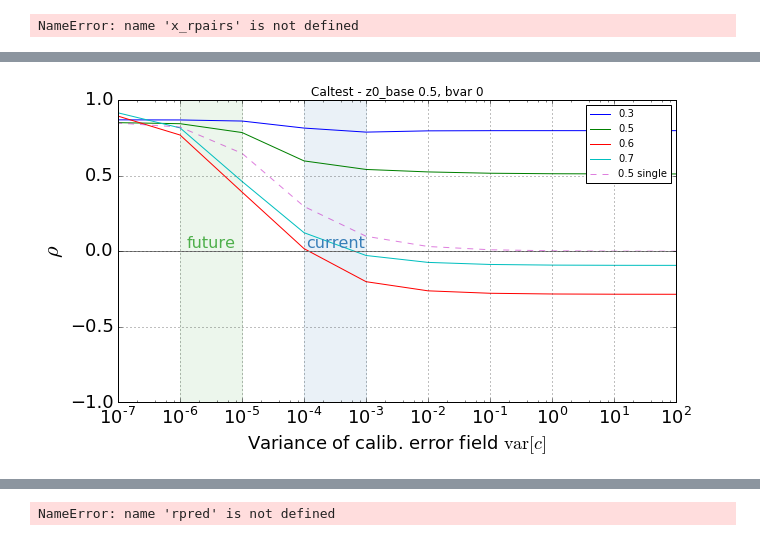
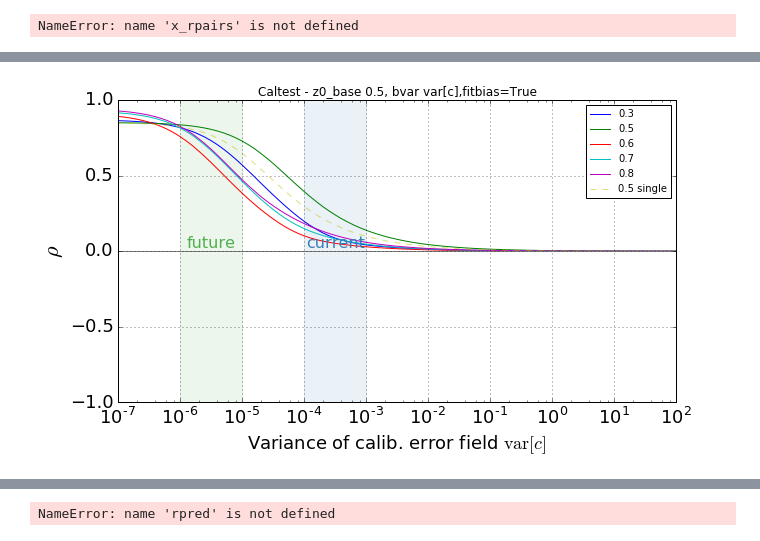
Before and after one commit to jessmuir/isw_reconstr, a Jupyter notebook: NW Multi.ipynb, the cells around one changed output, grey strips where cells are left out. Drawn from its saved outputs; the diff is of its cells as text; code cells hidden in the pictures.

```diff
--- a/NW Multi.ipynb
+++ b/NW Multi.ipynb
@@ -453,7 +417,7 @@ def getShapeStr(lmin,lmax,width,shape='g'):
 
 def m_caltest_get_rhoexp(z0_base=0.7,z0_sup=0.7,basevar=0,varlist=[1.e-4],lmax=30,lmin=1,shape='g',width=10.,
                          overwrite=False,doplot=True,saverho=True,varname='rho',filetag='',reclmin=1,
-                         plotdir='output/m_caltest_plots/',nolmintag=False,dofidrec=True,nbar='default',outtag=''):
+                         plotdir='output/m_caltest_plots/',nolmintag=False,dofidrec=True,nbar='default',outtag='',fitbias=True):
     """give z0_base and z0_sup, where the latter is the map to add to the first to see improvement and which gets the list of calib variances in varlist applied.
     basevar defines a calib error to apply to the basemap.
     Set z0_base = 0 to do recon with just one map"""
@@ -534,7 +498,7 @@ def m_caltest_get_rhoexp(z0_base=0.7,z0_sup=0.7,basevar=0,varlist=[1.e-4],lmax=3
         #for each variance, get calib error Cl
             #(note, this is an inefficient way to do this, since mm_base will be same everytime)
         for (mm_base, mm_sup) in zip(mapmods_base, mapmods_sup): #add calib errors according to (map, var[c]) for each base and sup maps
-            print 'INRHOEXP---modding Cl---',mm_sup
+#             print 'INRHOEXP---modding Cl---',mm_sup
             clmod=gmc.apply_additive_caliberror_tocl(fidcl,[mm_base, mm_sup])
             clmodlist.append(clmod)
 #             print 'clmod basebn autopower l=0,5:  {0}, {1}'.format(clmod.get_cl_from_pair(basebins[0],basebins[0],0),clmod.get_cl_from_pair(basebins[0],basebins[0],5))
@@ -543,10 +507,10 @@ def m_caltest_get_rhoexp(z0_base=0.7,z0_sup=0.7,basevar=0,varlist=[1.e-4],lmax=3
 #         print 'mm_base,mm_sup[:5]=',zip(mapmods_base[:5], mapmods_sup[:5])
     else: #only single map, so only considering z0_sup map in recon
         for mm_sup in mapmods_sup: #add calib errors according to (map, var[c]) for sup maps
-            print 'INRHOEXP---modding Cl---',mm_sup
+#             print 'INRHOEXP---modding Cl---',mm_sup
             clmod=gmc.apply_additive_caliberror_tocl(fidcl,[mm_sup])
-            print 'clmod supbin autopower l=0,4:  {0}, {1}'.format(clmod.get_cl_from_pair(supbin,supbin,0),clmod.get_cl_from_pair(supbin,supbin,4))
-            print 'clmod ISW-supbin crosspower [l=4]:  {0}'.format(clmod.get_cl_from_pair(fidbins[0].tag,supbin,4),)
+#             print 'clmod supbin autopower l=0,4:  {0}, {1}'.format(clmod.get_cl_from_pair(supbin,supbin,0),clmod.get_cl_from_pair(supbin,supbin,4))
+#             print 'clmod ISW-supbin crosspower [l=4]:  {0}'.format(clmod.get_cl_from_pair(fidbins[0].tag,supbin,4),)
             clmodlist.append(clmod) #<------ Clmod still good with autopowers, etc. Error must creep in later.
 #         print 'mm_sup[::10]=',mapmods_sup[:10]
 #     clbase=gmc.apply_additive_caliberror_tocl(fidcl,[mapmod_base]) #add calib errors to base LSS map
@@ -563,8 +527,8 @@ def m_caltest_get_rhoexp(z0_base=0.7,z0_sup=0.7,basevar=0,varlist=[1.e-4],lmax=3
     Nrec=len(varlist)
     rhoarray=np.zeros(Nrec)
     for r in xrange(Nrec):
-        print '--ON VAR=',varlist[r],'---------'
-        rhoarray[r]=au.compute_rho_fromcl(clmodlist[r],recdat,reccldat=fidcl,varname=varname)
+#         print '\n--ON VAR=',varlist[r],'---------'
+        rhoarray[r]=au.compute_rho_fromcl(clmodlist[r],recdat,reccldat=fidcl,varname=varname,fitbias=fitbias)
 #         print 'fidcl tags:',fidcl.bintaglist
     #if save, write to file
     if saverho:
@@ -750,13 +752,14 @@ Reading C_l file: output/mCal04_fidz0_bv0/Cl_output/Cl_depthtest.dat
 # %%
 z0_base=0.5
-basevar=0
+
 z0_sup = 0.8
 nbar='default'
-z0list_toplot=[.3,.5,.6,.7]#[.3,.4,.5,.6,.7,.8,.9]
+z0list_toplot=[.3,.5,.6,.7,.8]#[.3,.4,.5,.6,.7,.8,.9]
 outtag='mCal05_fidz0_bv0'
 varname = 'rho'
 #what points to plot
-varlist=list(runeuc.caltest_get_logspaced_varlist(minvar=1.e-8,maxvar=100,Nperlog=1))
+varlist=list(runeuc.caltest_get_logspaced_varlist(minvar=1.e-8,maxvar=100,Nperlog=10))
+basevar=varlist
 
 # rhoexplist_indiv_sup = runeuc.caltest_get_rhoexp(z0=z0_sup,varlist=varlist,lmax=lmaxcal,lmin=lmincal,shape=shape,width=width,
 #                                                  overwrite=False,doplot=False,saverho=False,varname=varname,reclmin=reclmin)
@@ -771,7 +774,7 @@ varlist=list(runeuc.caltest_get_logspaced_varlist(minvar=1.e-8,maxvar=100,Nperlo
 print '\n----SINGLE, vary z0_base by var[c]'
 rhoexplist_indiv_base = m_caltest_get_rhoexp(z0_base=False, z0_sup=z0_base, basevar=False,varlist=varlist,lmax=lmaxcal,lmin=lmincal,
                                 shape=shape,width=width,overwrite=True,doplot=False,saverho=False,varname=varname,
-                                reclmin=reclmin,outtag=outtag)
+                                reclmin=reclmin,outtag=outtag, fitbias=False)
 # sexplist_indiv_base = m_caltest_get_rhoexp(z0_base=False, z0_sup=z0_base, basevar=False,varlist=varlist,lmax=lmaxcal,lmin=lmincal,
 #                                 shape=shape,width=width,overwrite=True,doplot=False,saverho=False,varname='s',
 #                                 reclmin=reclmin,outtag=outtag)
@@ -788,7 +791,7 @@ rhoexplist_indiv_base = m_caltest_get_rhoexp(z0_base=False, z0_sup=z0_base, base
 print '\n ------ add varying supmap to base map with constant basevar'
 rhoexplist=m_caltest_get_rhoexp(z0_base=z0_base,z0_sup=z0_sup,basevar=basevar,varlist=varlist,lmax=lmaxcal,lmin=lmincal,
                                 shape=shape,width=width,overwrite=True,doplot=False,saverho=False,varname=varname,
-                                reclmin=reclmin,outtag=outtag)
+                                reclmin=reclmin,outtag=outtag, fitbias=False)
 
 # #set basevar = var[c] as well, so both maps same variance
 # rhoexplist2=m_caltest_get_rhoexp(z0_base=z0_base,z0_sup=z0_sup,basevar=varlist,varlist=varlist,lmax=lmaxcal,lmin=lmincal,
@@ -803,47 +806,48 @@ rhoexplist=m_caltest_get_rhoexp(z0_base=z0_base,z0_sup=z0_sup,basevar=basevar,va
 
 #do plotting!
 #assuming last entry in varlist, rhoarray is fiducial (var=0)
-fig, ax1 = calplotsetup()
+for fitbias in [True, False]:
+    fig, ax1 = calplotsetup()
 
-#theory line
-# ax1.plot(varlist[:-1],rhoexplist[:-1],'--',label='Base+Sup')#linelabel,color=colorlist[1])
-# ax1.plot(varlist[:-1],rhoexplist2[:-1],'--',label='Base+Sup, vary Basevar')#linelabel,color=colorlist[1])
-# ax1.plot(varlist[:-1],rhoexplist[:-1],'--',label='Base+Sup')#linelabel,color=colorlist[1])
-# ax1.plot(varlist[:-1],rhoexplist2[:-1],'--',label='Base+Sup, vary Basevar')#linelabel,color=colorlist[1])
+    #theory line
+    # ax1.plot(varlist[:-1],rhoexplist[:-1],'--',label='Base+Sup')#linelabel,color=colorlist[1])
+    # ax1.plot(varlist[:-1],rhoexplist2[:-1],'--',label='Base+Sup, vary Basevar')#linelabel,color=colorlist[1])
+    # ax1.plot(varlist[:-1],rhoexplist[:-1],'--',label='Base+Sup')#linelabel,color=colorlist[1])
+    # ax1.plot(varlist[:-1],rhoexplist2[:-1],'--',label='Base+Sup, vary Basevar')#linelabel,color=colorlist[1])
 
-print '\n----- double z0 vs var[c]'
-for z0 in z0list_toplot:
-    rhoexp_temp = m_caltest_get_rhoexp(z0_base=z0_base, z0_sup=z0, basevar=basevar,varlist=varlist,lmax=lmaxcal,lmin=lmincal,
-                                shape=shape,width=width,overwrite=True,doplot=False,saverho=False,varname=varname,
-                                reclmin=reclmin,outtag=outtag)
-    ax1.plot(varlist[:-1],rhoexp_temp[:-1],'-',label='{0}'.format(z0))
+    print '\n----- double z0 vs var[c]'
+    for z0 in z0list_toplot:
+        rhoexp_temp = m_caltest_get_rhoexp(z0_base=z0_base, z0_sup=z0, basevar=basevar,varlist=varlist,lmax=lmaxcal,lmin=lmincal,
+                                    shape=shape,width=width,overwrite=True,doplot=False,saverho=False,varname=varname,
+                                    reclmin=reclmin,outtag=outtag,fitbias=fitbias)
+        ax1.plot(varlist[:-1],rhoexp_temp[:-1],'-',label='{0}'.format(z0))
 
 
-#single z0 vs var[c]
-# for z0 in z0list_toplot:
-#     rhoexp_temp = m_caltest_get_rhoexp(z0_base=False, z0_sup=z0, basevar=False,varlist=varlist,lmax=lmaxcal,lmin=lmincal,
-#                                 shape=shape,width=width,overwrite=True,doplot=False,saverho=False,varname=varname,
-#                                 reclmin=reclmin,outtag=outtag)
-        #ax1.plot(varlist[:-1],rhoexp_temp[:-1],'-',label='{0} single'.format(z0))
+    #single z0 vs var[c]
+    # for z0 in z0list_toplot:
+    #     rhoexp_temp = m_caltest_get_rhoexp(z0_base=False, z0_sup=z0, basevar=False,varlist=varlist,lmax=lmaxcal,lmin=lmincal,
+    #                                 shape=shape,width=width,overwrite=True,doplot=False,saverho=False,varname=varname,
+    #                                 reclmin=reclmin,outtag=outtag)
+            #ax1.plot(varlist[:-1],rhoexp_temp[:-1],'-',label='{0} single'.format(z0))
 
 
 
-# ax1.plot(varlist[:-1],rhoexplist_indiv_sup[:-1],'--',label='{0} single'.format(z0_sup,))#,color=colorlist[0])
-# ax1.plot(varlist[:-1],[rhoexplist[-1]]*len(varlist[:-1]),'--',label='Sup_fid',color=colorlist[0])
-# ax1.plot(varlist[:-1],rhoexplist_2sup[:-1],'--',label='{0}_dubs'.format(z0_sup,),alpha=.5)#,color=colorlist[0])
+    # ax1.plot(varlist[:-1],rhoexplist_indiv_sup[:-1],'--',label='{0} single'.format(z0_sup,))#,color=colorlist[0])
+    # ax1.plot(varlist[:-1],[rhoexplist[-1]]*len(varlist[:-1]),'--',label='Sup_fid',color=colorlist[0])
+    # ax1.plot(varlist[:-1],rhoexplist_2sup[:-1],'--',label='{0}_dubs'.format(z0_sup,),alpha=.5)#,color=colorlist[0])
 
-ax1.plot(varlist[:-1],rhoexplist_indiv_base[:-1],'--',label='{0} single'.format(z0_base,), alpha=0.5)#,color=colorlist[2])
-# ax1.plot(varlist[:-1],[rhoexplist_indiv_base[-1]]*len(varlist[:-1]),'--',label='Base_fid',color=colorlist[2])
-# ax1.plot(varlist[:-1],rhoexplist_2base[:-1],'.-',label='base_dubs',color=colorlist[2])
+    ax1.plot(varlist[:-1],rhoexplist_indiv_base[:-1],'--',label='{0} single'.format(z0_base,), alpha=0.5)#,color=colorlist[2])
+    # ax1.plot(varlist[:-1],[rhoexplist_indiv_base[-1]]*len(varlist[:-1]),'--',label='Base_fid',color=colorlist[2])
+    # ax1.plot(varlist[:-1],rhoexplist_2base[:-1],'.-',label='base_dubs',color=colorlist[2])
 
-ax1=calplotform(ax1,varname=varname) #format like caltest plot
-if basevar==varlist: bvlabel = 'var[c]'
-else: bvlabel='{0}'.format(basevar,)
-# plt.title('z0base={0}, z0sup={1}, basevar={2}'.format(z0_base,z0_sup,bvlabel))
-plt.title('Caltest - z0_base {0:.1f}, bvar {1}'.format(z0_base,bvlabel))
-plt.xlim(10.e-8,100)
-plt.ylim(-1,1)
-plt.show()
+    ax1=calplotform(ax1,varname=varname) #format like caltest plot
+    if basevar==varlist: bvlabel = 'var[c]'
+    else: bvlabel='{0}'.format(basevar,)
+    # plt.title('z0base={0}, z0sup={1}, basevar={2}'.format(z0_base,z0_sup,bvlabel))
+    plt.title('Caltest - z0_base {0:.1f}, bvar {1},fitbias={2}'.format(z0_base,bvlabel,fitbias))
+    plt.xlim(10.e-8,100)
+    plt.ylim(-1,1)
+    plt.show()
 
 # # plot s
 # #plot 2 map recons
@@ -881 +885 @@ Recon Map Weights:
-[figure, old version]
+[figure, new version]
```
Also changed, not shown: parts of 8 cells of this notebook, 2 other files.
